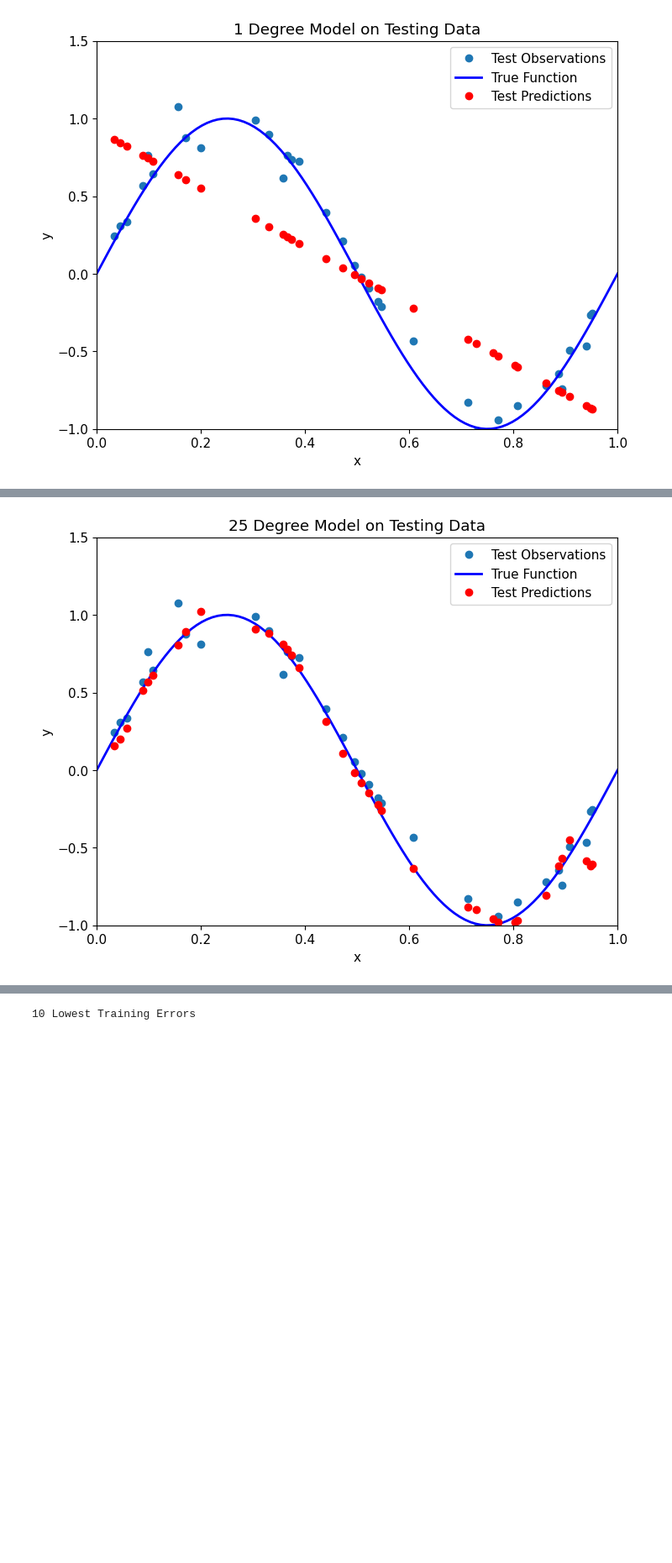
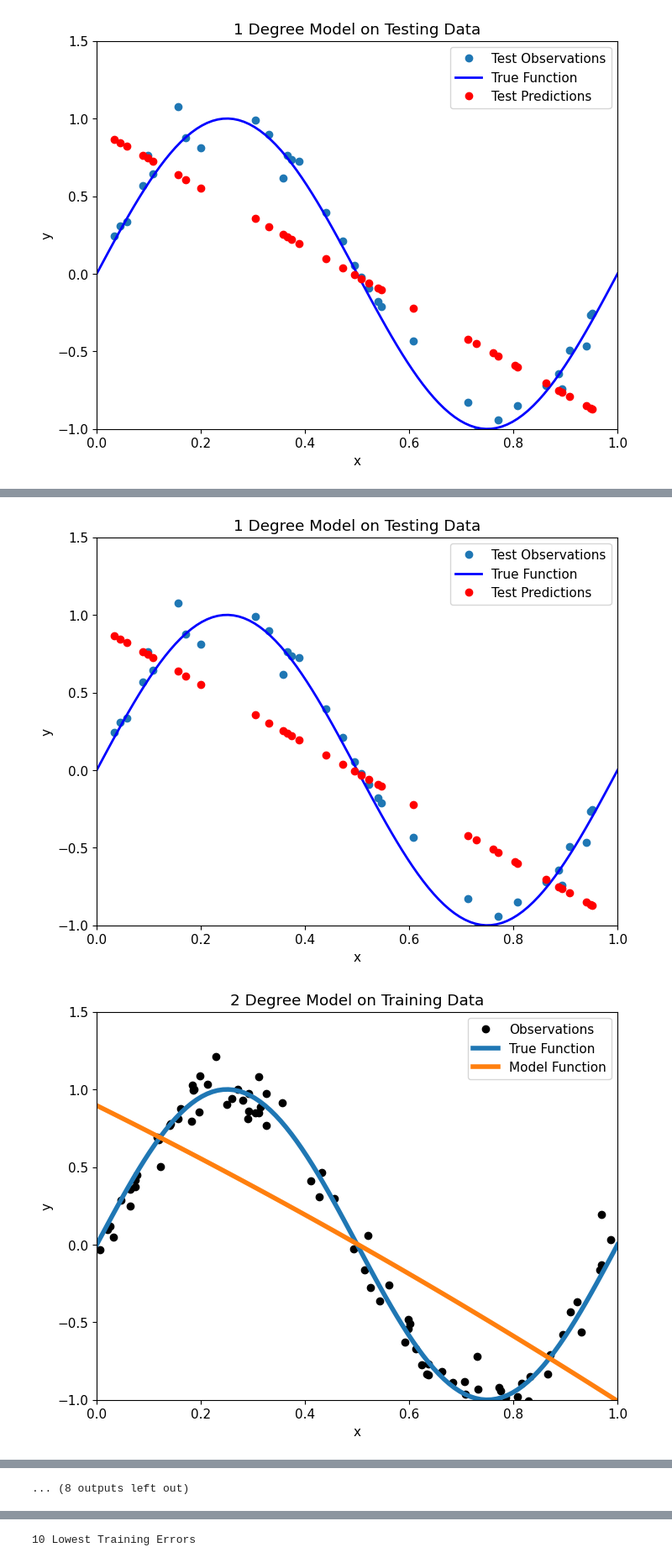
Before and after one commit to ayub055/Scratch-ML, a Jupyter notebook: Model_Evaluation/actual.ipynb, the cells around one changed output, grey strips where cells are left out. Shown at 84% size. Saved outputs shown, nothing was run; the diff lists cells and outputs as text; code cells hidden in the pictures; blank space fills up the shorter version.

```diff
--- a/Model_Evaluation/actual.ipynb
+++ b/Model_Evaluation/actual.ipynb
@@ -116,5 +120,5 @@ y = true_gen(x) + 0.1 * np.random.randn(len(x))
 # %%
-# Random indices for creating training and testing sets
+# Random indices for creating training and testing sets (helps you to maintain iid assumption)
 random_ind = np.random.choice(list(range(120)), size = 120, replace=False)
 xt = x[random_ind]
 yt = y[random_ind]
@@ -129,3 +133,8 @@ y_test = yt[int(0.7 * len(y)):]
 # Model the true curve
 x_linspace = np.linspace(0, 1, 1000)
 y_true = true_gen(x_linspace)
+
+print(train.shape, test.shape)
+train = train.reshape((-1, 1))
+# print(train.shape, test.shape)
+# train
@@ -232,6 +243,9 @@ fit_poly(train, y_train, test, y_test, degrees = 1, plot='test')
 [figure]
 [figure]
 # %%
-fit_poly(train, y_train, test, y_test, plot='train', degrees = 25)
-fit_poly(train, y_train, test, y_test, degrees=25, plot='test')
+degrees = [1, 2, 3, 7, 10, 15, 20, 25, 30, 35]
+
+for degree in degrees :
+    fit_poly(train, y_train, test, y_test, plot='train', degrees = degree)
+    fit_poly(train, y_train, test, y_test, degrees=degree, plot='test')
 # %% [output]
@@ -239 +253,2 @@ fit_poly(train, y_train, test, y_test, degrees=25, plot='test')
-[figure, old version]
+[figure, new version]
+[figure, added]
@@ -240,3 +264,4 @@ fit_poly(train, y_train, test, y_test, degrees=25, plot='test')
+... (8 outputs left out)
 # %%
 import pandas as pd
 
```
Also changed, not shown: parts of 7 cells of this notebook, 3 other files.
